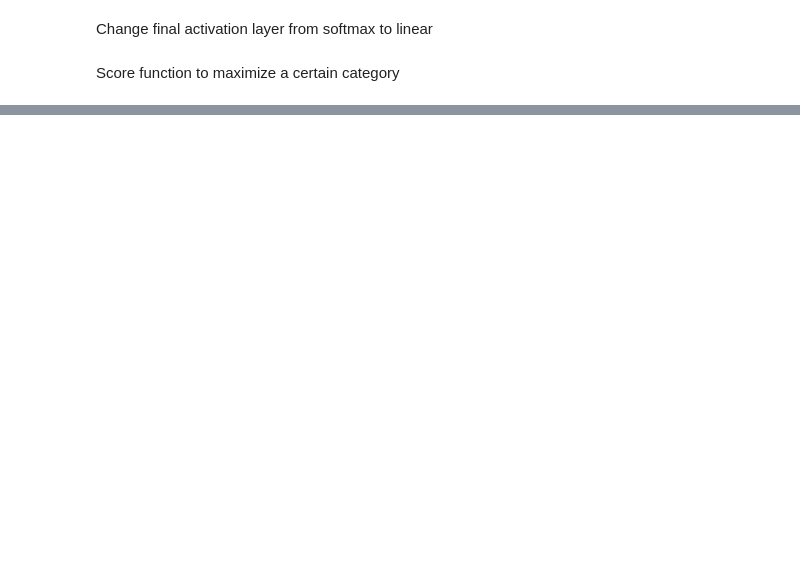
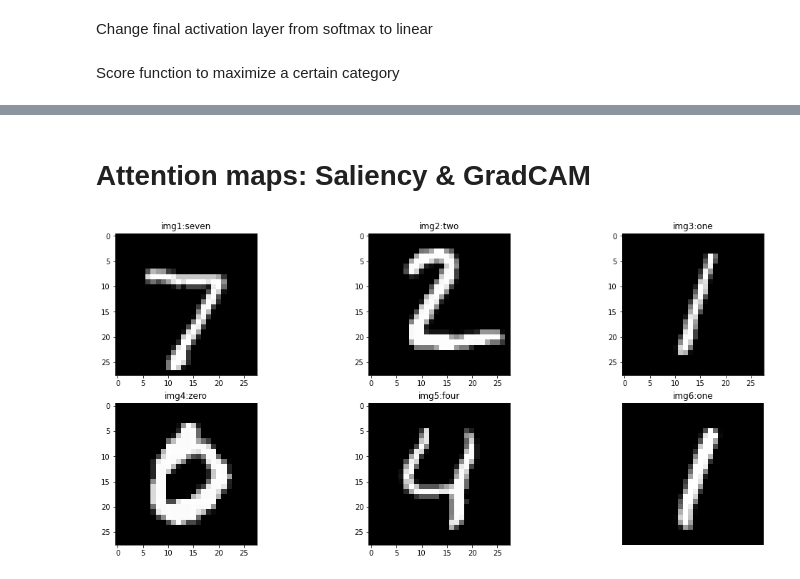
Before and after one commit to raulbenitez/IWANN21, a Jupyter notebook: MNIST_interpretability.ipynb, the cells around one changed output, grey strips where cells are left out. Drawn from its saved outputs; the diff is of its cells as text; code cells hidden in the pictures; blank space fills up the shorter version.

```diff
--- a/MNIST_interpretability.ipynb
+++ b/MNIST_interpretability.ipynb
@@ -314,0 +319,40 @@ Steps: 200      Scores: [[-136.6475372314453]], Regularizations: [('TotalVariati
+# %% [markdown]
+# Attention maps: Saliency & GradCAM
+# %%
+from tensorflow.keras.preprocessing.image import load_img
+from tensorflow.keras.applications.vgg16 import preprocess_input
+
+# Image titles
+image_titles = ['seven', 'two', 'one','zero','four','one']
+
+# Load images and Convert them to a Numpy array
+img1 = x_test[0].reshape(28,28)
+img2 = x_test[1].reshape(28,28)
+img3 = x_test[2].reshape(28,28)
+img4 = x_test[3].reshape(28,28)
+img5 = x_test[4].reshape(28,28)
+img6 = x_test[5].reshape(28,28)
+
+fig = plt.figure(figsize=(18, 8))
+ax = fig.add_subplot(2, 3, 1)
+ax.imshow(img1, cmap='gray')
+ax.set_title('img1:'+ image_titles[0])
+ax = fig.add_subplot(2, 3, 2)
+ax.imshow(img2, cmap='gray')
+ax.set_title('img2:'+ image_titles[1])
+ax = fig.add_subplot(2,3, 3)
+ax.imshow(img3, cmap='gray')
+ax.set_title('img3:' + image_titles[2])
+ax = fig.add_subplot(2,3, 4)
+ax.imshow(img4, cmap='gray')
+ax.set_title('img4:' + image_titles[3])
+ax = fig.add_subplot(2,3, 5)
+ax.imshow(img5, cmap='gray')
+ax.set_title('img5:' + image_titles[4])
+ax = fig.add_subplot(2,3, 6)
+ax.imshow(img6, cmap='gray')
+ax.set_title('img6:' + image_titles[5])
+ax.axis('off')
+plt.show()
+# %% [output]
+[figure, added]
```
Also changed, not shown: parts of 16 cells of this notebook.
